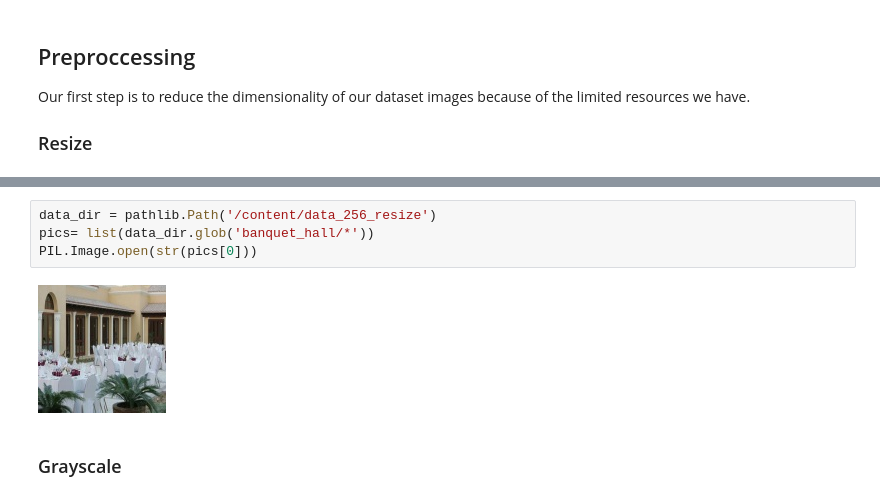
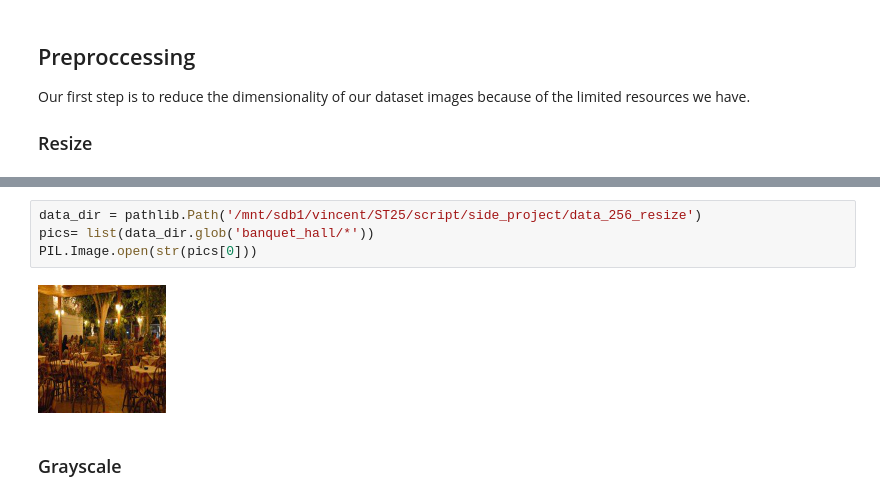
Before and after one commit to mvincentbb/CEREBRO_AI_PROJECT, a Jupyter notebook: Decision_tree_semi_supervid_.ipynb, the cells around one changed output, grey strips where cells are left out. Drawn from its saved outputs; the diff is of its cells as text.

```diff
--- a/Decision_tree_semi_supervid_.ipynb
+++ b/Decision_tree_semi_supervid_.ipynb
@@ -134,11 +142,11 @@ print('All image processing complete.')
 # %% [output]
 All image processing complete.
 # %%
-data_dir = pathlib.Path('/content/data_256_resize')
+data_dir = pathlib.Path('/mnt/sdb1/vincent/ST25/script/side_project/data_256_resize')
 pics= list(data_dir.glob('banquet_hall/*'))
 PIL.Image.open(str(pics[0]))
 # %% [output]
-[figure, old version]
+[figure, new version]
 # %% [markdown]
 ### Grayscale
 # %%
```
Also changed, not shown: parts of 29 cells of this notebook.
